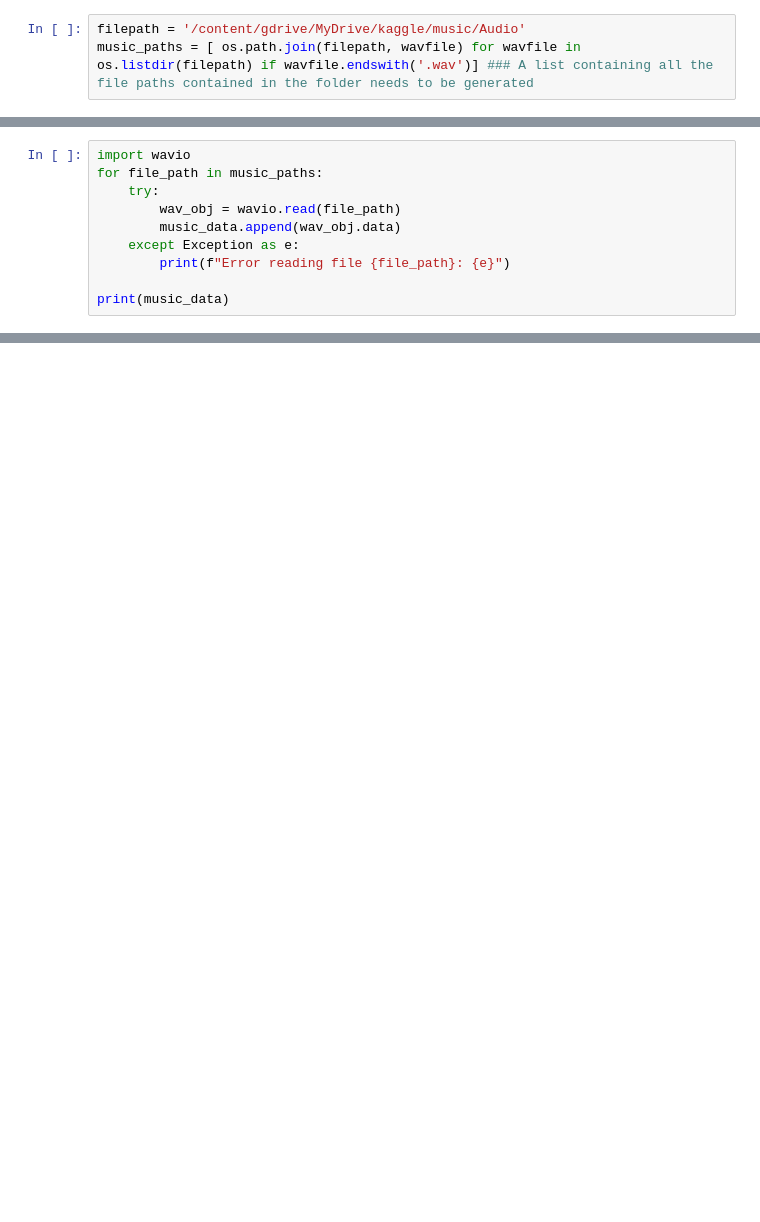
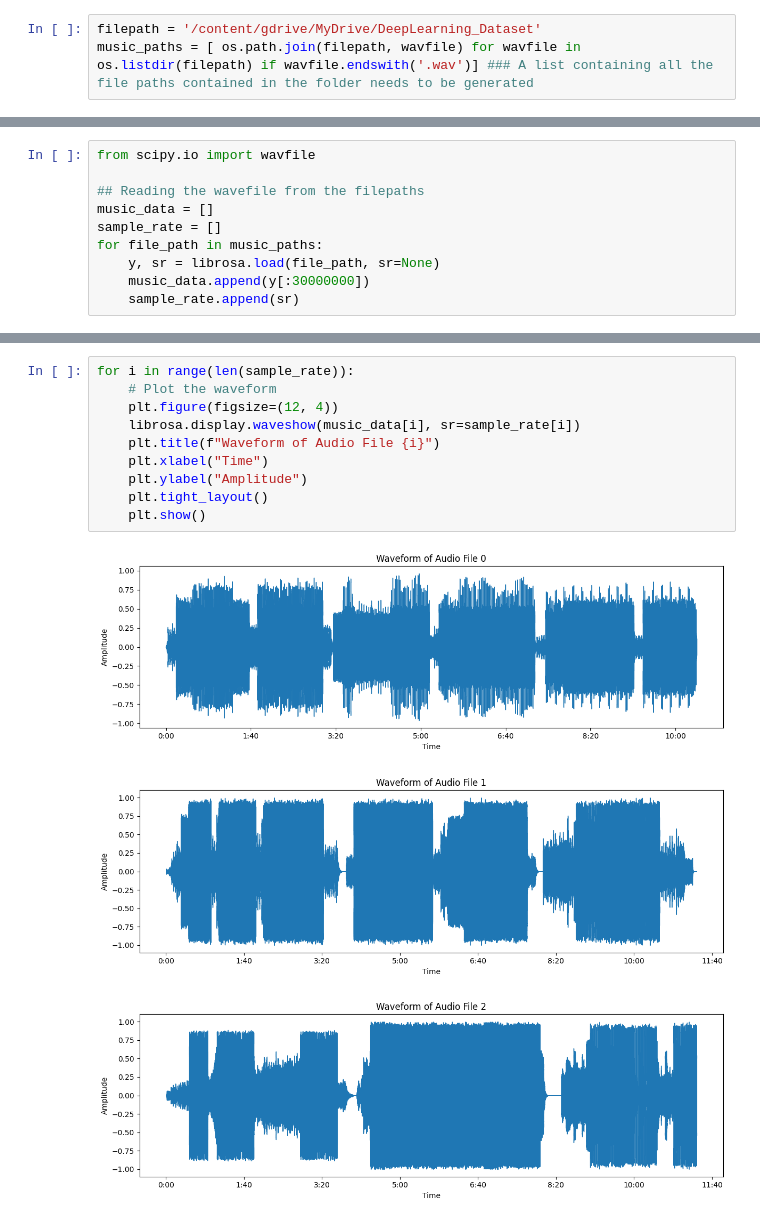
Before and after one commit to sriraj0926/Music-generation, a Jupyter notebook: Deep_Learning_Project.ipynb, the cells around one changed output, grey strips where cells are left out. Drawn from its saved outputs; the diff is of its cells as text; blank space fills up the shorter version.

Commit message:
Created a synthwave dataset, performed EDA on it. Next step is to split dataset and build models.

```diff
--- a/Deep_Learning_Project.ipynb
+++ b/Deep_Learning_Project.ipynb
@@ -52,3 +29,3 @@ True
 # %%
-filepath = '/content/gdrive/MyDrive/kaggle/music/Audio'
+filepath = '/content/gdrive/MyDrive/DeepLearning_Dataset'
 music_paths = [ os.path.join(filepath, wavfile) for wavfile in os.listdir(filepath) if wavfile.endswith('.wav')] ### A list containing all the file paths contained in the folder needs to be generated
@@ -89,10 +31,0 @@ Successfully installed wavio-0.0.8
-# %%
-import wavio
-for file_path in music_paths:
-    try:
-        wav_obj = wavio.read(file_path)
-        music_data.append(wav_obj.data)
-    except Exception as e:
-        print(f"Error reading file {file_path}: {e}")
-
-print(music_data)
@@ -116,0 +32,10 @@ Error reading file /content/gdrive/MyDrive/kaggle/music/Audio/haru ran man - H5
+# %%
+from scipy.io import wavfile
+
+## Reading the wavefile from the filepaths
+music_data = []
+sample_rate = []
+for file_path in music_paths:
+    y, sr = librosa.load(file_path, sr=None)
+    music_data.append(y[:30000000])
+    sample_rate.append(sr)
@@ -116,0 +45,14 @@ Error reading file /content/gdrive/MyDrive/kaggle/music/Audio/haru ran man - H5
+# %%
+for i in range(len(sample_rate)):
+    # Plot the waveform
+    plt.figure(figsize=(12, 4))
+    librosa.display.waveshow(music_data[i], sr=sample_rate[i])
+    plt.title(f"Waveform of Audio File {i}")
+    plt.xlabel("Time")
+    plt.ylabel("Amplitude")
+    plt.tight_layout()
+    plt.show()
+# %% [output]
+[figure, added]
+[figure, added]
+[figure, added]
```
Also changed, not shown: parts of 20 cells of this notebook.
